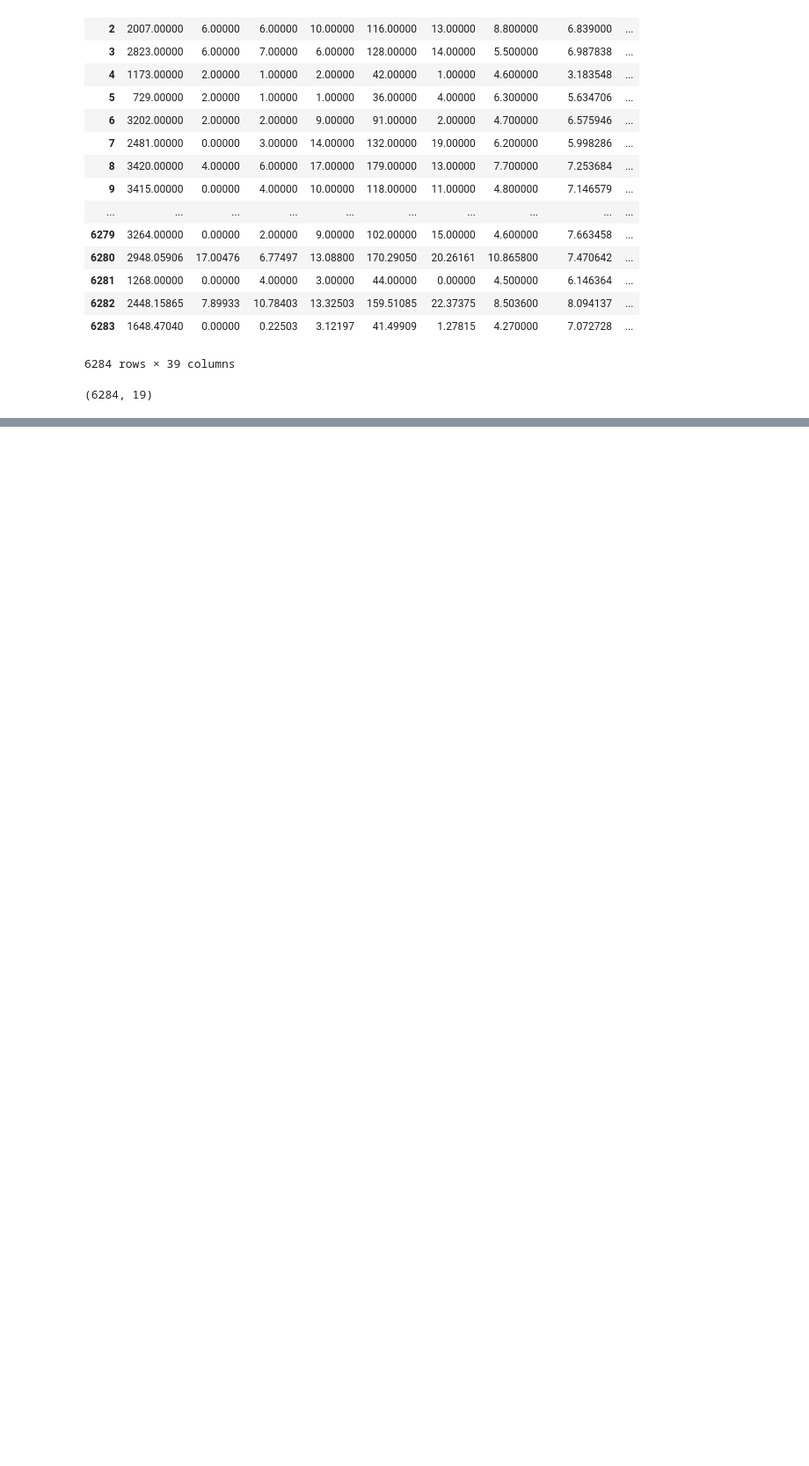
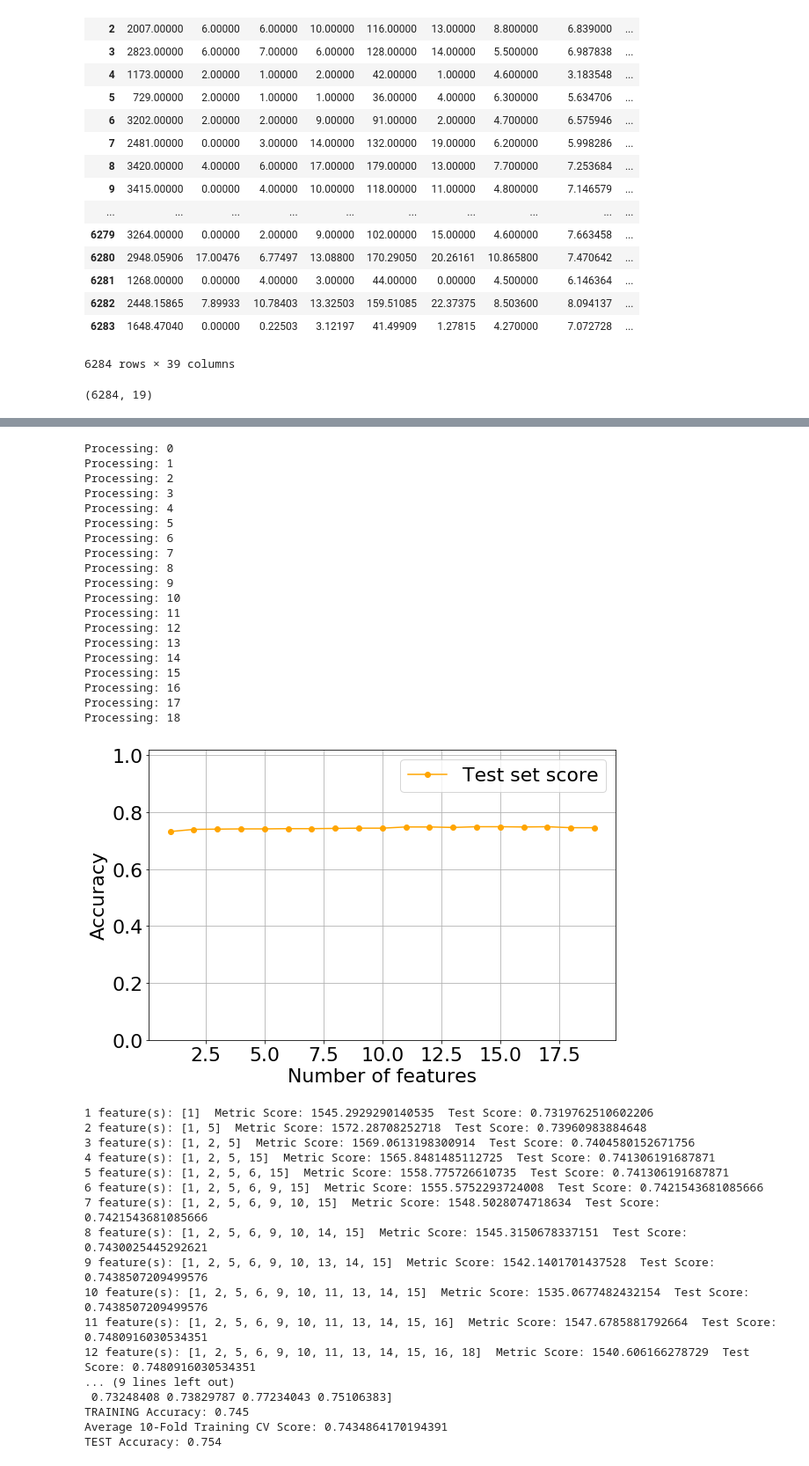
Before and after one commit to DeniSusanto/premier_league_data_mining, a Jupyter notebook: player_goal_prediction.ipynb, the cells around one changed output, grey strips where cells are left out. Shown at 88% size. Saved outputs shown, nothing was run; the diff lists cells and outputs as text; code cells hidden in the pictures; blank space fills up the shorter version.

```diff
--- a/player_goal_prediction.ipynb
+++ b/player_goal_prediction.ipynb
@@ -55,13 +57,14 @@ class SFS():
         self.metric = metric
         self.classification = classification
         self.random_state = random_state
-    def fit(self, X_train, X_test, y_train, y_test):
+    def fit(self, X, y):
         if self.metric == "bic":
             calc_score = self._bic_calc_score
         elif self.metric == "cv":
             calc_score = self._cv_calc_score
         else:
             calc_score = self._accuracy_calc_score
+        X_train, X_test, y_train, y_test = train_test_split(X, y, test_size=self.test_size, random_state=self.random_state)
         dim = 0
         options = list(range(X_train.shape[1]))
         self.indices_ = []
@@ -633,12 +714,12 @@ X_unp
 # %%
 # X = X_unp
 # %%
-X = variance_threshold_selector(X_unp, 0.7)
+X = variance_threshold_selector(X_unp, 0.4)
 X.shape
 # %% [output]
 (6284, 19)
 # %%
-X = kBestSelector(X, y, score_func = chi2, k = 6)
+# X = kBestSelector(X, y, score_func = chi2, k = 6)
 # %%
 X.columns
 # %% [output]
@@ -706,0 +748,16 @@ X_test_mm = mm.transform(X_test.values)
+# %%
+X_train, X_test, y_train, y_test = train_test_split(X, y, test_size=0.25, random_state=20191027)
+estimator = LogisticRegression(penalty='l1', C=0.5, solver = 'saga', multi_class='ovr', n_jobs=-1, max_iter = 80000, random_state=20191028)
+selector = RFECV(estimator, step=1, cv=5, verbose = 0)
+selector = selector.fit(X_train_std, y_train)
+with open('pickle_models/rfecv_player_goals_logreg.pickle', 'wb') as handle:
+    pickle.dump(selector, handle, protocol=pickle.HIGHEST_PROTOCOL)
+f = selector.support_
+print(sum(selector.support_))
+team_pred_model = LogisticRegression(penalty='l1', C=0.5, solver = 'saga', multi_class='ovr', n_jobs=-1, max_iter = 80000, random_state=20191028)
+team_pred_model.fit(X_train_std[:, f], y_train)
+cv_scores = cross_val_score(team_pred_model, X_train_std[:, f], y_train, cv=10, n_jobs=-1)
+print("CV SCORES:", cv_scores)
+print('TRAINING Accuracy: %.3f' % team_pred_model.score(X_train_std[:, f], y_train))
+print("Average 10-Fold Training CV Score: {}".format(np.mean(cv_scores)))
+print('TEST Accuracy: %.3f' % team_pred_model.score(X_test_std[:, f], y_test))
@@ -706,0 +771,57 @@ X_test_mm = mm.transform(X_test.values)
+# %%
+X_train, X_test, y_train, y_test = train_test_split(X, y, test_size=0.25, random_state=20191027)
+team_pred_model = LogisticRegression(penalty='l1', C=0.5, solver = 'saga', multi_class='ovr', n_jobs=-1, max_iter = 80000, random_state=20191028)
+sfs = SFS(team_pred_model, k_features=X.shape[1], metric = 'bic', cv = 3)
+sfs.fit(X_train_std, y_train)
+plotSFS(sfs)
+with open('pickle_models/sfs_player_goals_bic_logreg.pickle', 'wb') as handle:
+    pickle.dump(sfs, handle, protocol=pickle.HIGHEST_PROTOCOL)
+
+i_max = np.argmax(sfs.test_scores_)
+f = sfs.subsets_[i_max]
+print(len(f))
+team_pred_model = LogisticRegression(penalty='l1', C=0.5, solver = 'saga', multi_class='ovr', n_jobs=-1, max_iter = 80000, random_state=20191028)
+team_pred_model.fit(X_train_std[:, f], y_train)
+cv_scores = cross_val_score(team_pred_model, X_train_std[:, f], y_train, cv=10, n_jobs=-1)
+print("CV SCORES:", cv_scores)
+print('TRAINING Accuracy: %.3f' % team_pred_model.score(X_train_std[:, f], y_train))
+print("Average 10-Fold Training CV Score: {}".format(np.mean(cv_scores)))
+print('TEST Accuracy: %.3f' % team_pred_model.score(X_test_std[:, f], y_test))
+# %% [output]
+Processing: 0
+Processing: 1
+Processing: 2
+Processing: 3
+Processing: 4
+Processing: 5
+Processing: 6
+Processing: 7
+Processing: 8
+Processing: 9
+Processing: 10
+Processing: 11
+Processing: 12
+Processing: 13
+Processing: 14
+Processing: 15
+Processing: 16
+Processing: 17
+Processing: 18
+[figure, added]
+1 feature(s): [1]  Metric Score: 1545.2929290140535  Test Score: 0.7319762510602206
+2 feature(s): [1, 5]  Metric Score: 1572.28708252718  Test Score: 0.73960983884648
+3 feature(s): [1, 2, 5]  Metric Score: 1569.0613198300914  Test Score: 0.7404580152671756
+4 feature(s): [1, 2, 5, 15]  Metric Score: 1565.8481485112725  Test Score: 0.741306191687871
+5 feature(s): [1, 2, 5, 6, 15]  Metric Score: 1558.775726610735  Test Score: 0.741306191687871
+6 feature(s): [1, 2, 5, 6, 9, 15]  Metric Score: 1555.5752293724008  Test Score: 0.7421543681085666
+7 feature(s): [1, 2, 5, 6, 9, 10, 15]  Metric Score: 1548.5028074718634  Test Score: 0.7421543681085666
+8 feature(s): [1, 2, 5, 6, 9, 10, 14, 15]  Metric Score: 1545.3150678337151  Test Score: 0.7430025445292621
+9 feature(s): [1, 2, 5, 6, 9, 10, 13, 14, 15]  Metric Score: 1542.1401701437528  Test Score: 0.7438507209499576
+10 feature(s): [1, 2, 5, 6, 9, 10, 11, 13, 14, 15]  Metric Score: 1535.0677482432154  Test Score: 0.7438507209499576
+11 feature(s): [1, 2, 5, 6, 9, 10, 11, 13, 14, 15, 16]  Metric Score: 1547.6785881792664  Test Score: 0.7480916030534351
+12 feature(s): [1, 2, 5, 6, 9, 10, 11, 13, 14, 15, 16, 18]  Metric Score: 1540.606166278729  Test Score: 0.7480916030534351
+... (9 lines left out)
+ 0.73248408 0.73829787 0.77234043 0.75106383]
+TRAINING Accuracy: 0.745
+Average 10-Fold Training CV Score: 0.7434864170194391
+TEST Accuracy: 0.754
```
Also changed, not shown: parts of 41 cells of this notebook, 24 other files.
